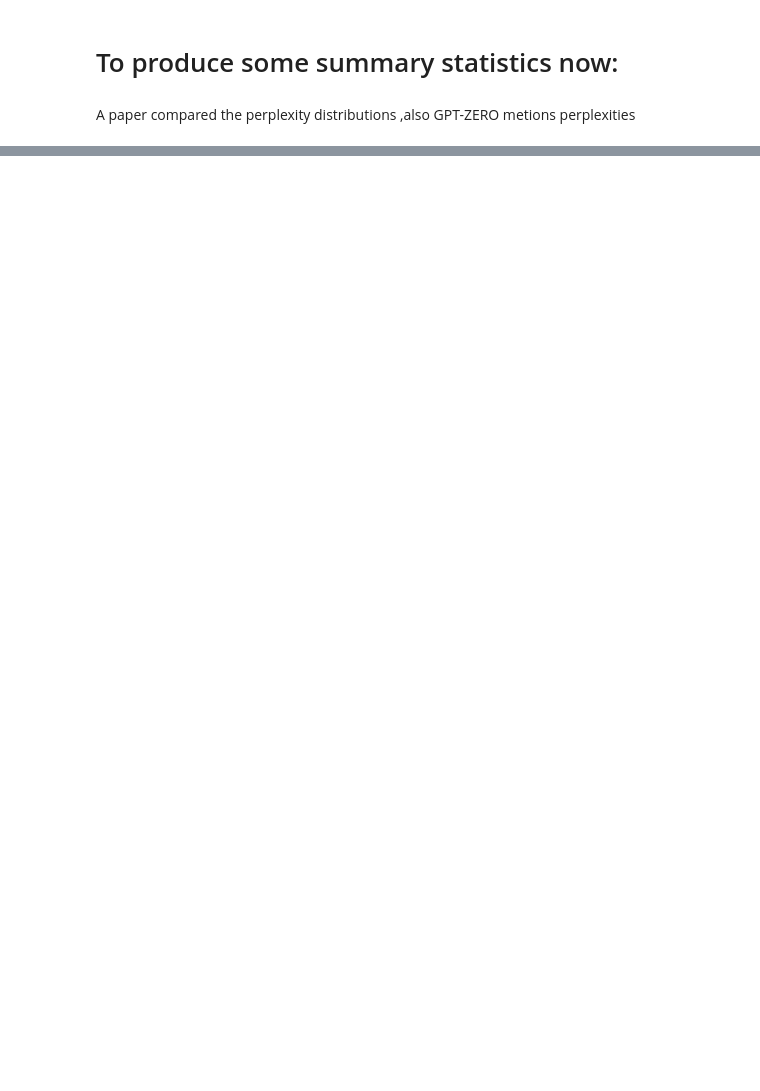
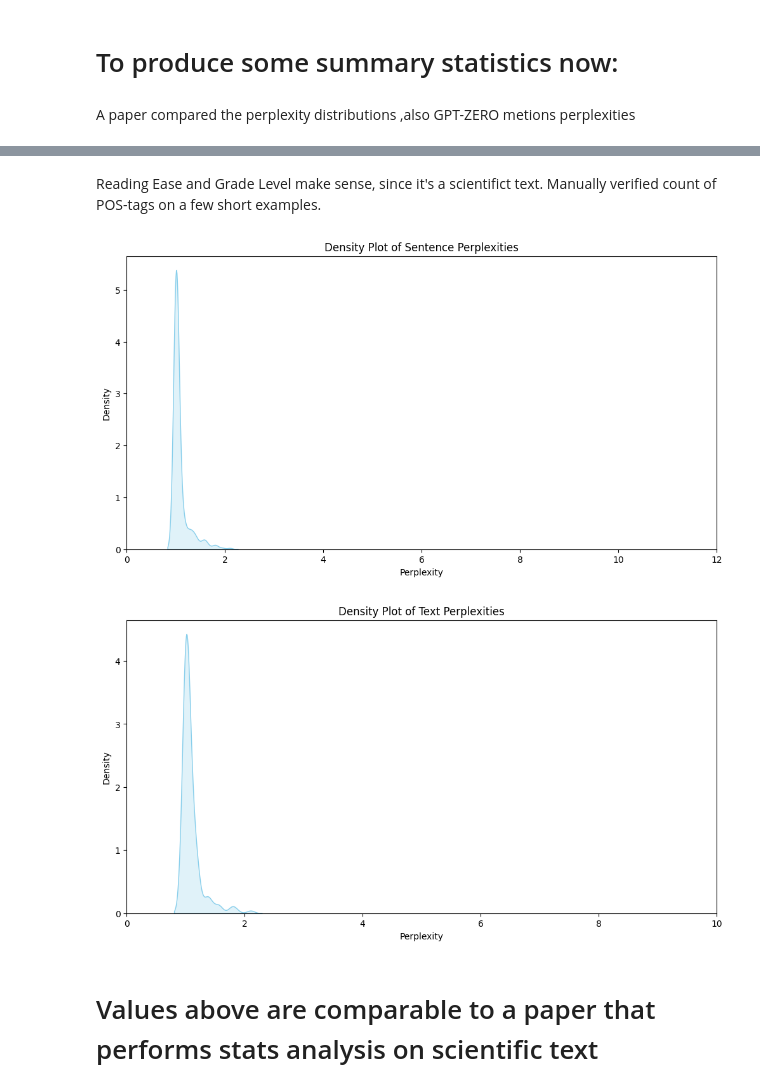
Before and after one commit to ucaba60/COMP0073, a Jupyter notebook: Logistic_Regression/JupyterNotebooks/ProjectCheckpoint1.ipynb, the cells around one changed output, grey strips where cells are left out. Cells and saved outputs as stored; diff of their text form; code cells hidden in the pictures; blank space fills up the shorter version.

```diff
--- a/Logistic_Regression/JupyterNotebooks/ProjectCheckpoint1.ipynb
+++ b/Logistic_Regression/JupyterNotebooks/ProjectCheckpoint1.ipynb
@@ -488,5 +545,24 @@ def calculate_average_sentence_length(texts):
             sentence_lengths.append(len(sent))
 
     return mean(sentence_lengths)
+# %%
+def load_model():
+    # CHECKED
+    """
+      This function loads a pre-trained model and its corresponding tokenizer from the Hugging Face model hub.
+
+      Returns:
+      model: The loaded model.
+      tokenizer: The tokenizer corresponding to the model.
+
+    """
+#     model_name = 'allenai/scibert_scivocab_uncased'
+#     model = AutoModelForMaskedLM.from_pretrained(model_name)
+#     tokenizer = AutoTokenizer.from_pretrained(model_name)
+
+    model_name = 'roberta-base'
+    tokenizer = RobertaTokenizer.from_pretrained(model_name)
+    model = RobertaForMaskedLM.from_pretrained(model_name)
+    return model, tokenizer
 # %% [markdown]
 # Probably function I am most uncertain of - calculating perplexity
@@ -504,15 +591,16 @@ def calculate_perplexity(text, model, tokenizer):
     Returns:
     perplexity (float or None): The calculated perplexity of the text, or None if the text is too long.
     """
-    # tokenize the input, add special tokens and return tensors
-    input_ids = tokenizer.encode(text, return_tensors="pt")
+    try:
+        input_ids = tokenizer.encode(text, return_tensors='pt')
+        # Truncate the text if it's too long for the model
+        input_ids = input_ids[:, :model.config.max_position_embeddings]
 
-    # if the text is too long, skip it
-    # this step has the extra effect of removing examples with low-quality/garbage content
-    if len(input_ids[0]) > 512:
+        with torch.no_grad():
+            outputs = model(input_ids, labels=input_ids)
+            loss = outputs.loss
+            perplexity = torch.exp(loss)
+        return perplexity.item()
+    except Exception as e:
+        print(f"Tokens > 512, ignoring... in calculate_perplexity: {e}")
         return None
-
-    with torch.no_grad():
-        output = model(input_ids, labels=input_ids)
-    loss = output.loss
-    return torch.exp(loss).item()  # perplexity is e^loss
@@ -653,3 +743,6 @@ def plot_perplexities(sentence_perplexities, text_perplexities):
     plt.xlabel('Perplexity')
     plt.xlim(0, 10)  # Limit x-axis to 10 for text perplexity
     plt.show()
+# %%
+stats_pubmed = summary_statistics('pubmed_qa',data_pubmed)
+print_statistics(stats_pubmed)
@@ -655,0 +770,10 @@ def plot_perplexities(sentence_perplexities, text_perplexities):
+# %% [markdown]
+Reading Ease and Grade Level make sense, since it's a scientifict text.
+Manually verified count of POS-tags on a few short examples.
+# %%
+plot_perplexities(stats_pubmed['sentence_perplexities'],stats_pubmed['text_perplexities'])
+# %% [output]
+[figure, added]
+[figure, added]
+# %% [markdown]
+# Values above are comparable to a paper that performs stats analysis on scientific text
```
Also changed, not shown: parts of 27 cells of this notebook, 2 other files.
